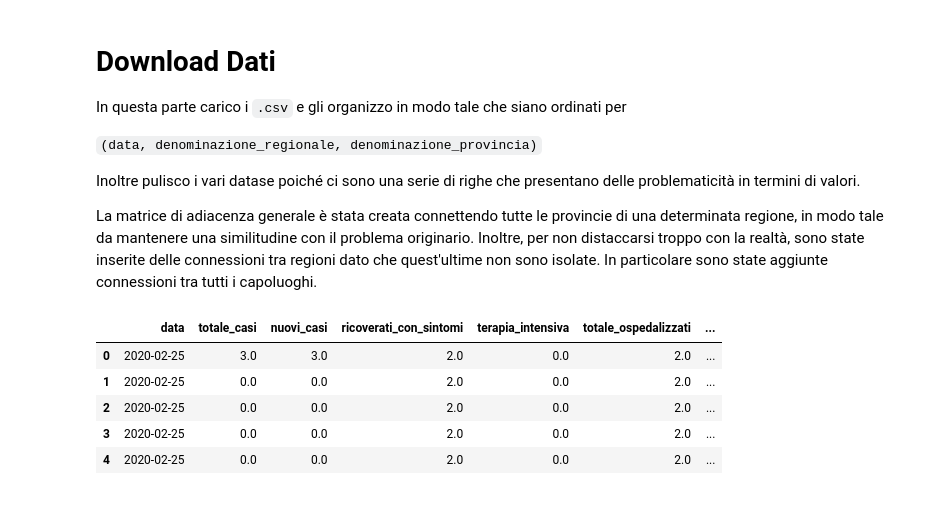
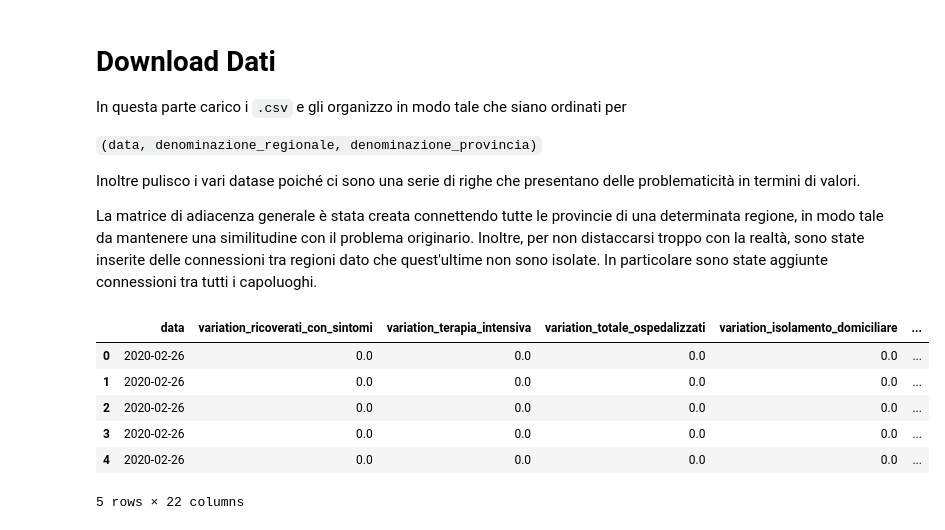
Before and after one commit to Kellog99/GNN, a Jupyter notebook: notebook/Data_Manipulation.ipynb, the cells around one changed output. Cells and saved outputs as stored; diff of their text form; code cells hidden in the pictures.

Commit message:
dataset

```diff
--- a/notebook/Data_Manipulation.ipynb
+++ b/notebook/Data_Manipulation.ipynb
@@ -176,43 +176,46 @@ def get_dataset_covid(config: yaml):
     # Creo il dataset completo
     if os.path.exists(os.path.join(config['paths']['data'],"covid.csv")):
         df = pd.read_csv(os.path.join(config['paths']['data'], "covid.csv"), index_col=0)
         df['data'] = pd.to_datetime(df['data'], format='%Y-%m-%d')
 
     else:
         provincials = get_dataset_province(config)
         regions = get_dataset_regioni(config)
         df = pd.merge(provincials, regions,
                       how = "inner",
                       on = ['data','codice_regione'])
         df = df.sort_values(by = ['data','codice_regione', 'codice_provincia']).reset_index(drop = True)
-
-        #df = df[config['dataset']['col_data'] + config['dataset']['col_numerical_prov']+config['dataset']['col_numerical_reg']+config['dataset']['col_categorical_prov']]
-
         codice_reg_prov = {tuple(x) for x in df[config['dataset']['col_categorical_prov']].values.tolist()}
         codice_reg_prov = pd.DataFrame(codice_reg_prov, columns=config['dataset']['col_categorical_prov'])
 
         ################# Filling the dataset ###################
         df = fill_dataset(df, config)
 
         ################# Date variables ########################
         df['year'] = df.data.dt.year-df.data.dt.year.min()
         df['month'] = df.data.dt.month-df.data.dt.month.min()
         df['day'] = df.data.dt.day-df.data.dt.day.min()
         df['day_of_week'] = df.data.dt.dayofweek
         df['festivo'] = 0
         df[df.day_of_week>5].festivo = 1
 
+        ################# variation ##########
+        num_variables = df.columns[3:-7]
+        tmp=df.groupby('codice_provincia').diff()[num_variables]
+        tmp.columns = [f"variation_{x}" for x in tmp.columns]
+        df = pd.concat([df.data, tmp, df.drop(columns = 'data')], 1)
+        df = df.dropna().reset_index(drop=True)
         codice_reg_prov.to_csv(os.path.join(config['paths']['data'],"codice_reg_prov.csv"))
         df.to_csv(os.path.join(config['paths']['data'],"covid.csv"))
     return df
 
-data = get_dataset(config)
+data = get_dataset_covid(config)
+data.head()
+# %% [output]
+|  | data | variation_ricoverati_con_sintomi | variation_terapia_intensiva | variation_totale_ospedalizzati | variation_isolamento_domiciliare | ... |
+| 0 | 2020-02-26 | 0.0 | 0.0 | 0.0 | 0.0 | ... |
+| 1 | 2020-02-26 | 0.0 | 0.0 | 0.0 | 0.0 | ... |
+| 2 | 2020-02-26 | 0.0 | 0.0 | 0.0 | 0.0 | ... |
+| 3 | 2020-02-26 | 0.0 | 0.0 | 0.0 | 0.0 | ... |
+| 4 | 2020-02-26 | 0.0 | 0.0 | 0.0 | 0.0 | ... |
+5 rows × 22 columns
-# %%
-data.head()
-# %% [output]
-|  | data | totale_casi | nuovi_casi | ricoverati_con_sintomi | terapia_intensiva | totale_ospedalizzati | ... |
-| 0 | 2020-02-25 | 3.0 | 3.0 | 2.0 | 0.0 | 2.0 | ... |
-| 1 | 2020-02-25 | 0.0 | 0.0 | 2.0 | 0.0 | 2.0 | ... |
-| 2 | 2020-02-25 | 0.0 | 0.0 | 2.0 | 0.0 | 2.0 | ... |
-| 3 | 2020-02-25 | 0.0 | 0.0 | 2.0 | 0.0 | 2.0 | ... |
-| 4 | 2020-02-25 | 0.0 | 0.0 | 2.0 | 0.0 | 2.0 | ... |
```
Also changed, not shown: 24 other files.
